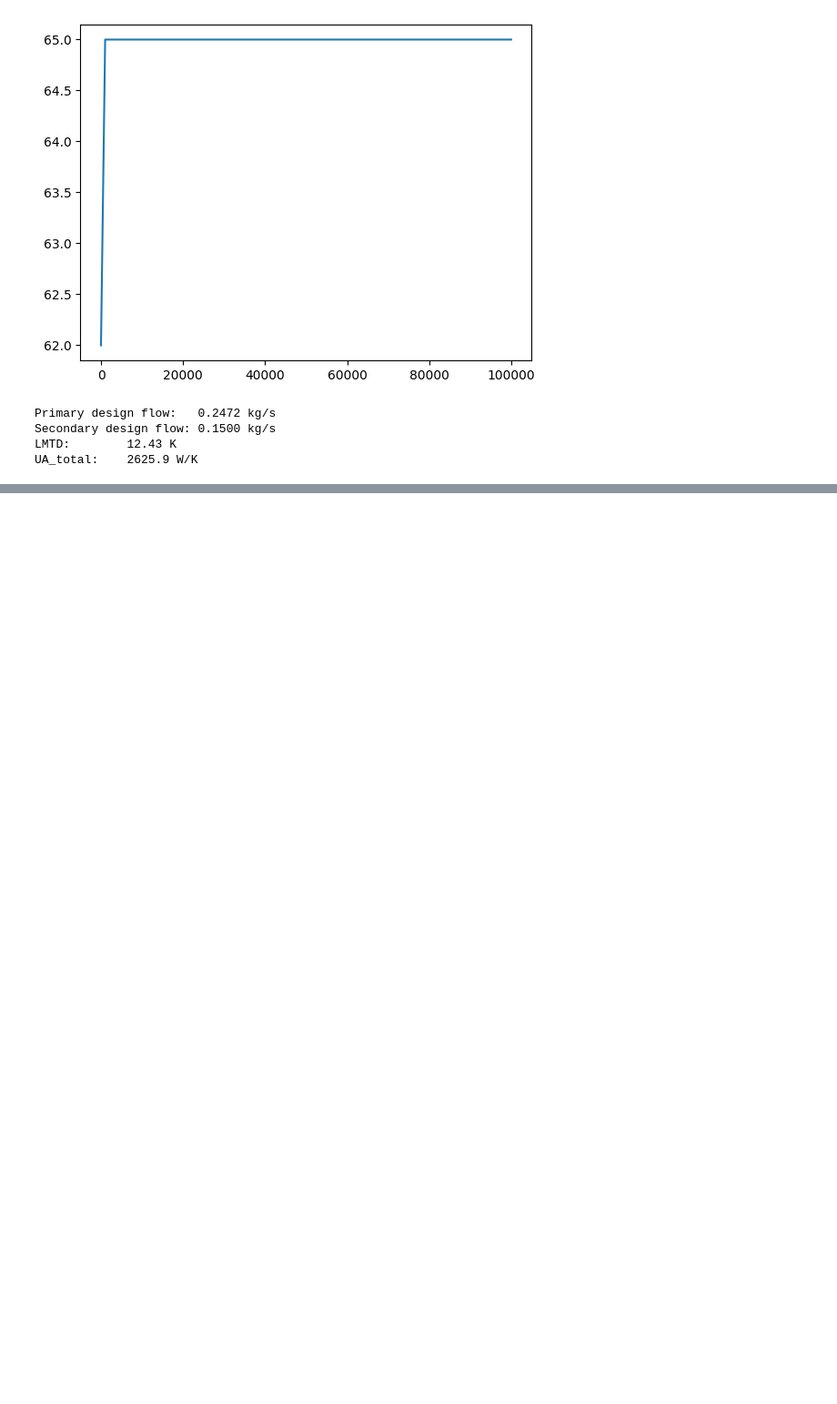
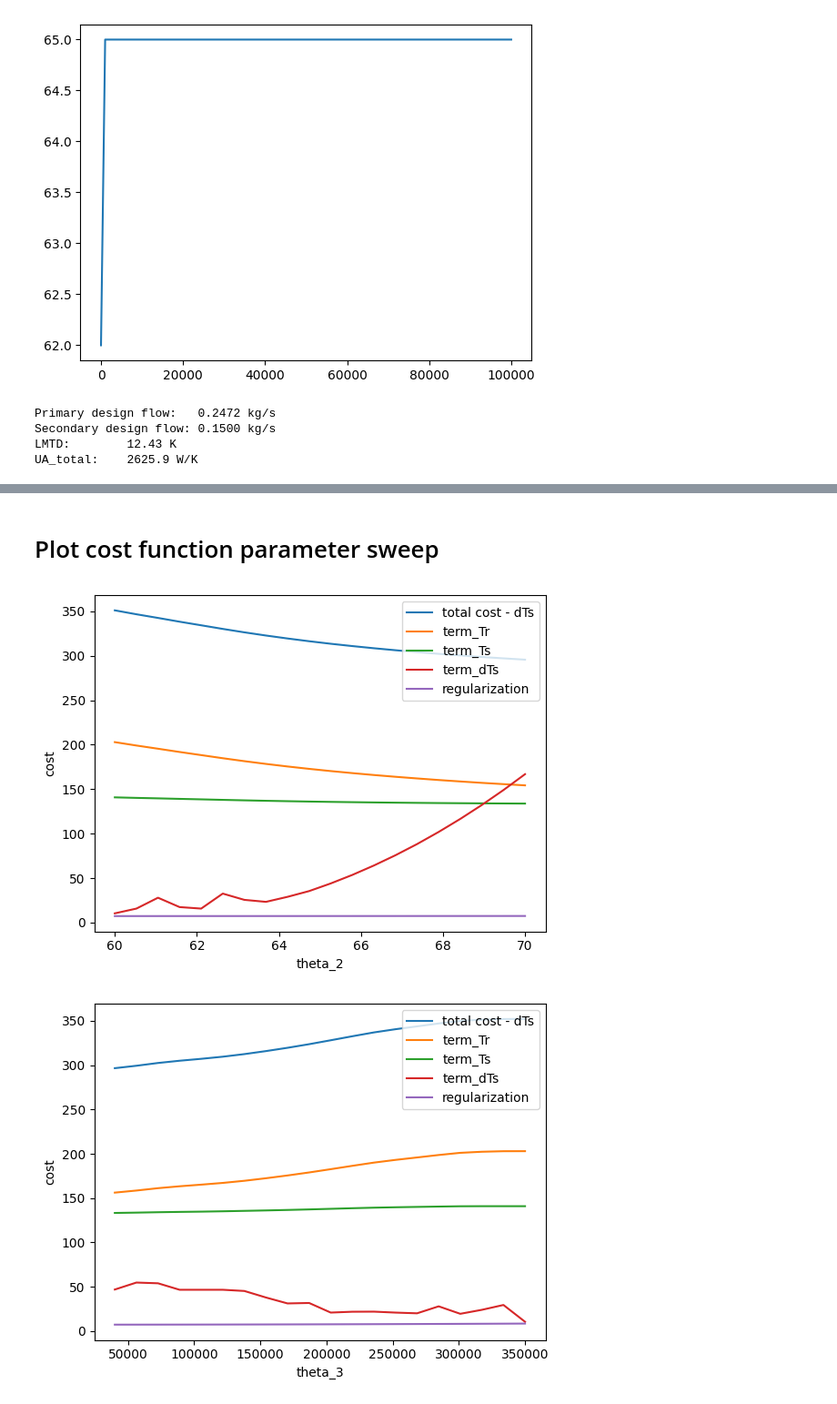
Before and after one commit to Pietervb2/thesis, a Jupyter notebook: debug.ipynb, the cells around one changed output, grey strips where cells are left out. Shown at 91% size. Drawn from its saved outputs; the diff is of its cells as text; code cells hidden in the pictures; blank space fills up the shorter version.

Commit message:
sweeping the costfunction, adding Re calculation

```diff
--- a/debug.ipynb
+++ b/debug.ipynb
@@ -719,0 +751,39 @@ UA_total:    2625.9 W/K
+# %% [markdown]
+# Plot cost function parameter sweep
+# %%
+thesis_dir = os.path.abspath("")
+
+for i in range(2,6):
+    sweep = f'cost_function_sweep_Profile_2_theta{i}'
+
+    # file_total_cost = f'cost_function_results_Profile_2_theta{i}.csv'
+    # file_path_total_cost = os.path.join(thesis_dir, 'figures', 'sweeps', file_total_cost)
+    # dict_theta = pd.read_csv(file_path_total_cost)
+    # theta5 = dict_theta[f'theta_{i}']
+    # theta5_cost = dict_theta['cost']
+
+    file_heat = f'cost_function_terms_Profile_2_theta{i}_Ts=11.csv'
+    file_path_cost_terms = os.path.join(thesis_dir, 'figures', 'sweeps', sweep, file_heat)
+    dict_theta_terms = pd.read_csv(file_path_heat)
+    # cost,term_Tr,term_Ts,term_dTs,regularization
+
+    theta = dict_theta_terms[f'theta_{i}']
+    cost = dict_theta_terms['cost']
+    term_Tr = dict_theta_terms['term_Tr']
+    term_Ts = dict_theta_terms['term_Ts']
+    term_dTs = dict_theta_terms['term_dTs']
+    regularization = dict_theta_terms['regularization']
+
+    plt.plot(theta, cost - term_dTs, label='total cost - dTs')
+    plt.plot(theta, term_Tr, label='term_Tr')
+    plt.plot(theta, term_Ts, label='term_Ts')
+    plt.plot(theta, term_dTs, label='term_dTs')
+    plt.plot(theta, regularization, label='regularization')
+
+    plt.legend()
+    plt.xlabel(f'theta_{i}')
+    plt.ylabel('cost')
+    plt.show()
+# %% [output]
+[figure, added]
+[figure, added]
```
Also changed, not shown: parts of 7 cells of this notebook, 12 other files.
